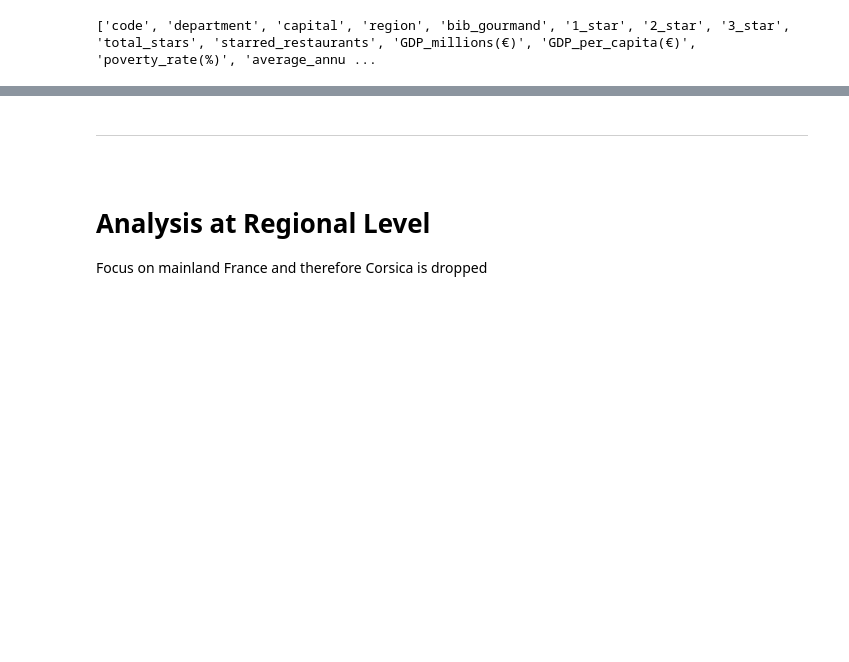
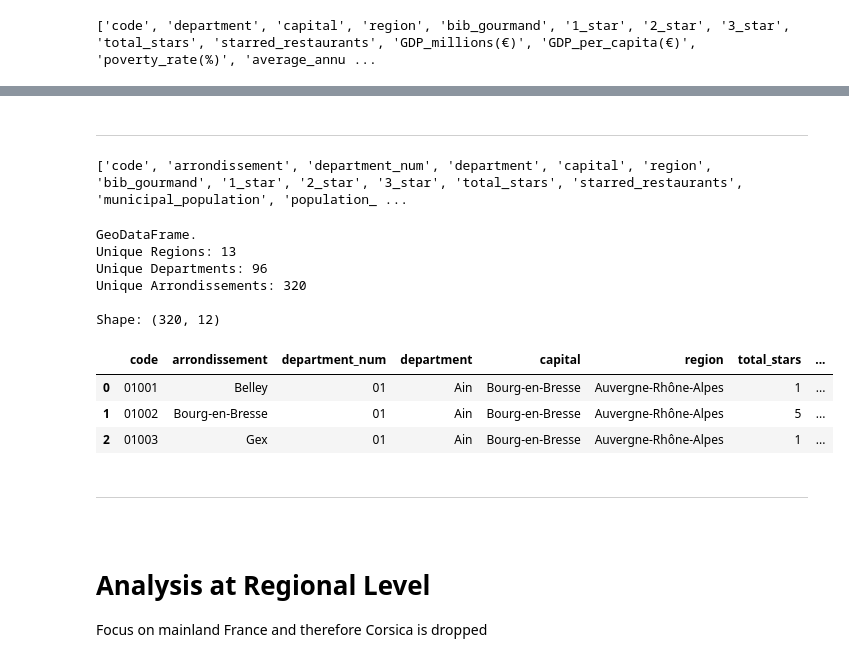
Before and after one commit to pineapple-bois/Michelin_Rated_Restaurants, a Jupyter notebook: Notebooks/France/France_Analysis.ipynb, the cells around one changed output, grey strips where cells are left out. Saved outputs shown, nothing was run; the diff lists cells and outputs as text; code cells hidden in the pictures; blank space fills up the shorter version.

```diff
--- a/Notebooks/France/France_Analysis.ipynb
+++ b/Notebooks/France/France_Analysis.ipynb
@@ -31,0 +41,8 @@ dept_short.head(3)
+# %% [markdown]
+----
+# %%
+# Load GeoJSON arrondissement data
+arrondissements = gpd.read_file("../../data/France/arrondissement_restaurants.geojson")
+print(arrondissements.columns.tolist())
+# %% [output]
+['code', 'arrondissement', 'department_num', 'department', 'capital', 'region', 'bib_gourmand', '1_star', '2_star', '3_star', 'total_stars', 'starred_restaurants', 'municipal_population', 'population_ ...
@@ -32,3 +53,16 @@ dept_short.head(3)
+# %%
+dataframe_info(arron_short)
+# %% [output]
+GeoDataFrame.
+Unique Regions: 13
+Unique Departments: 96
+Unique Arrondissements: 320
+
+Shape: (320, 12)
+|  | code | arrondissement | department_num | department | capital | region | total_stars | ... |
+| 0 | 01001 | Belley | 01 | Ain | Bourg-en-Bresse | Auvergne-Rhône-Alpes | 1 | ... |
+| 1 | 01002 | Bourg-en-Bresse | 01 | Ain | Bourg-en-Bresse | Auvergne-Rhône-Alpes | 5 | ... |
+| 2 | 01003 | Gex | 01 | Ain | Bourg-en-Bresse | Auvergne-Rhône-Alpes | 1 | ... |
 # %% [markdown]
 ----
 &nbsp;
```
Also changed, not shown: parts of 37 cells of this notebook, 1 other file.
